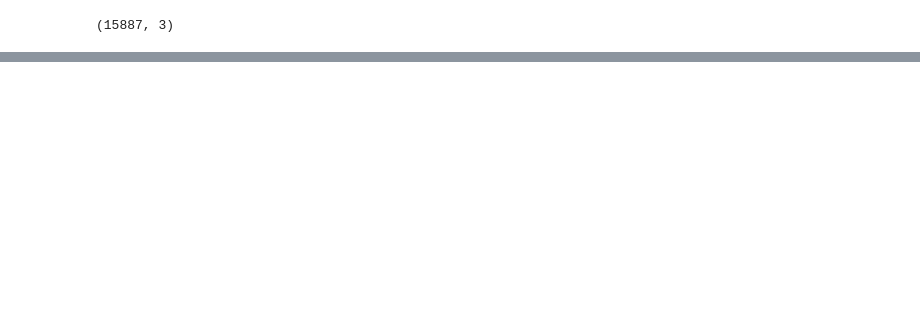
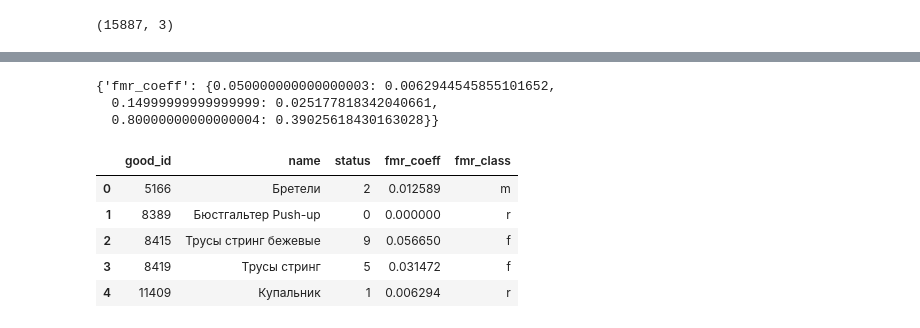
Before and after one commit to alekseisolovev/statistics, a Jupyter notebook: 2nova_eda_rfm_fmr_analysis.ipynb, the cells around one changed output, grey strips where cells are left out. Drawn from its saved outputs; the diff is of its cells as text; code cells hidden in the pictures; blank space fills up the shorter version.

```diff
--- a/2nova_eda_rfm_fmr_analysis.ipynb
+++ b/2nova_eda_rfm_fmr_analysis.ipynb
@@ -459,0 +468,30 @@ fmr_table.head()
+# %%
+fmr_quantiles = fmr_quantiles.to_dict()
+fmr_quantiles
+# %% [output]
+{'fmr_coeff': {0.050000000000000003: 0.0062944545855101652,
+  0.14999999999999999: 0.025177818342040661,
+  0.80000000000000004: 0.39025618430163028}}
+# %%
+# Arguments (x = value, p = coefficient, d = quartiles dict)
+def fmr_class(x, p, d):
+    if x <= d[p][0.05]:
+        return 'r'
+    elif x <= d[p][0.15]:
+        return 'm'
+    else:
+        return 'f'
+# %%
+fmr_segmentation = fmr_table
+
+fmr_segmentation['fmr_class'] = fmr_segmentation['fmr_coeff'].apply(
+    fmr_class, args=('fmr_coeff', fmr_quantiles))
+
+fmr_segmentation.head()
+# %% [output]
+|  | good_id | name | status | fmr_coeff | fmr_class |
+| 0 | 5166 | Бретели | 2 | 0.012589 | m |
+| 1 | 8389 | Бюстгальтер Push-up | 0 | 0.000000 | r |
+| 2 | 8415 | Трусы стринг бежевые | 9 | 0.056650 | f |
+| 3 | 8419 | Трусы стринг | 5 | 0.031472 | f |
+| 4 | 11409 | Купальник | 1 | 0.006294 | r |
```
Also changed, not shown: parts of 9 cells of this notebook.
